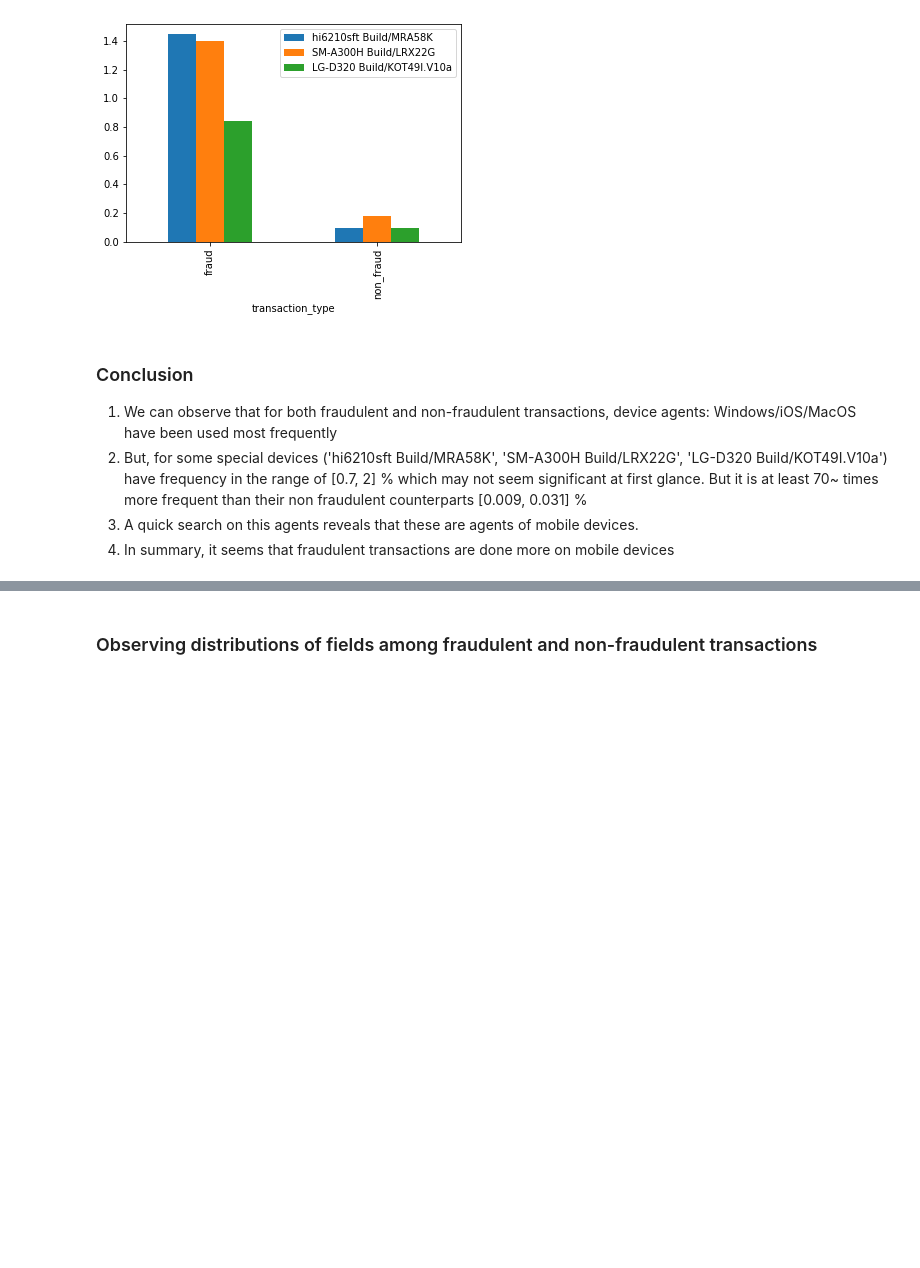
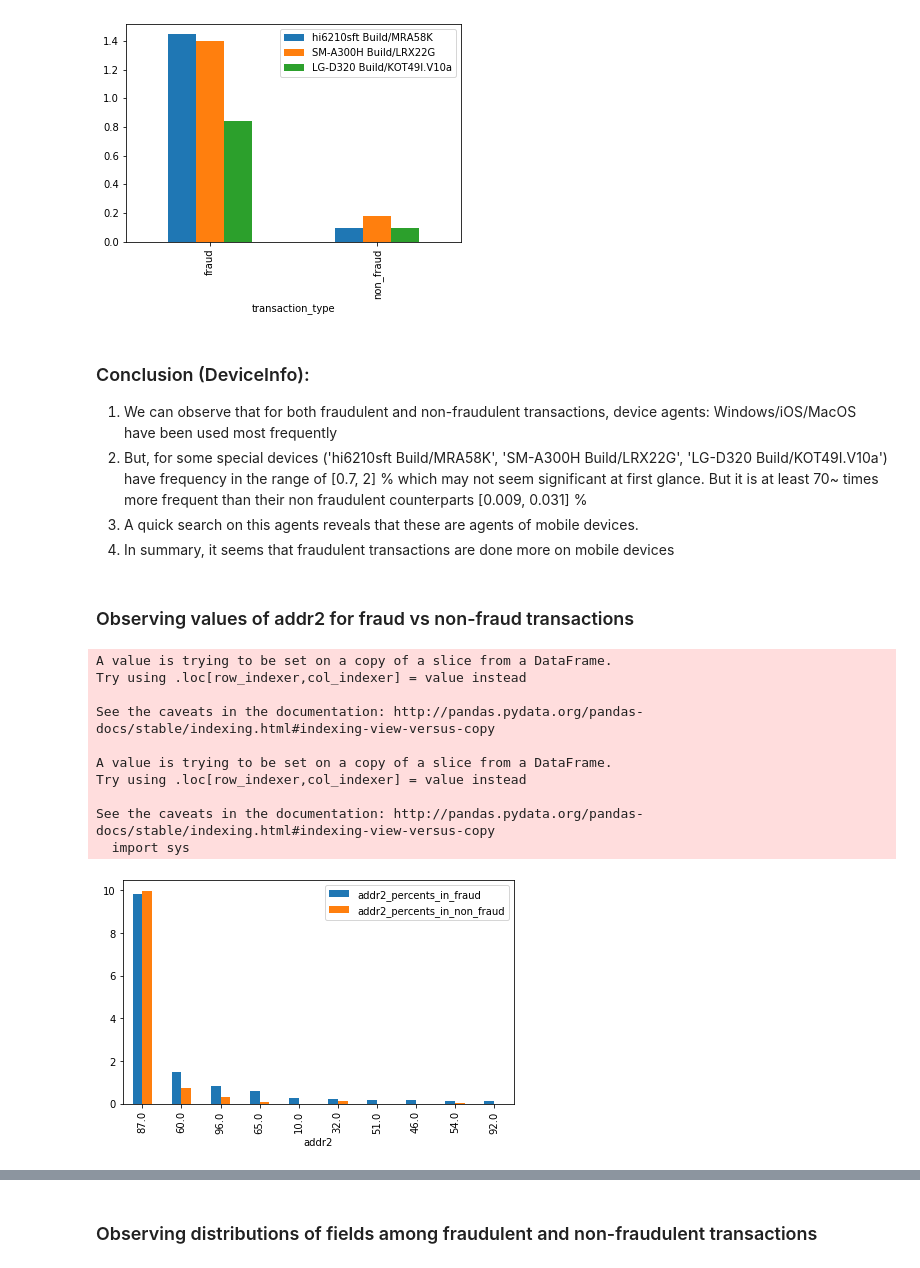
Before and after one commit to ParasAvkirkar/IEEEFraudDetection, a Jupyter notebook: analysis/analysisNotebook.ipynb, the cells around one changed output, grey strips where cells are left out. Drawn from its saved outputs; the diff is of its cells as text; code cells hidden in the pictures; blank space fills up the shorter version.

```diff
--- a/analysis/analysisNotebook.ipynb
+++ b/analysis/analysisNotebook.ipynb
@@ -157,8 +194,40 @@ Percentage for agent: LG-D320 Build/KOT49I.V10a, fraud: 0.709, non-fraud: 0.009
 <matplotlib.axes._subplots.AxesSubplot at 0x...>
 [figure]
 # %% [markdown]
-### Conclusion ###
+### Conclusion (DeviceInfo): ###
 1.  We can observe that for both fraudulent and non-fraudulent transactions, device agents: Windows/iOS/MacOS have been used most frequently
 2.  But, for some special devices ('hi6210sft Build/MRA58K', 'SM-A300H Build/LRX22G', 'LG-D320 Build/KOT49I.V10a') have frequency in the range of [0.7, 2] % which may not seem significant at first glance. But it is at least 70~ times more frequent than their non fraudulent counterparts [0.009, 0.031] %
 3.  A quick search on this agents reveals that these are agents of mobile devices.
 4.  In summary, it seems that fraudulent transactions are done more on mobile devices
+# %% [markdown]
+### Observing values of addr2 for fraud vs non-fraud transactions ###
+# %%
+fraud_addr2_freq = fraudulent_df.addr2.value_counts().sort_values(ascending=False)
+fraud_addr2_freq = fraud_addr2_freq.rename_axis('addr2').reset_index(name='addr2_counts')
+fraud_addr2_freq['addr2_percents'] = fraud_addr2_freq['addr2_counts'] * 100.0 / fraud_addr2_freq.addr2_counts.sum()
+
+non_fraud_addr2_freq = non_fraudulent_df.addr2.value_counts().sort_values(ascending=False)
+non_fraud_addr2_freq = non_fraud_addr2_freq.rename_axis('addr2').reset_index(name='addr2_counts')
+non_fraud_addr2_freq['addr2_percents'] = non_fraud_addr2_freq['addr2_counts'] * 100.0 / non_fraud_addr2_freq.addr2_counts.sum()
+# %%
+combined_addr2_freq = pd.merge(fraud_addr2_freq, non_fraud_addr2_freq, on='addr2', how='outer', suffixes=['_in_fraud', '_in_non_fraud'])
+combined_addr2_freq = combined_addr2_freq.fillna(0)
+combined_addr2_freq = combined_addr2_freq[0:10]
+
+addr2_freq_scaled = combined_addr2_freq[['addr2', 'addr2_percents_in_fraud', 'addr2_percents_in_non_fraud']]
+addr2_freq_scaled['addr2_percents_in_fraud'] = np.sqrt(addr2_freq_scaled['addr2_percents_in_fraud'])
+addr2_freq_scaled['addr2_percents_in_non_fraud'] = np.sqrt(addr2_freq_scaled['addr2_percents_in_non_fraud'])
+addr2_freq_scaled.plot.bar(x='addr2', y=['addr2_percents_in_fraud', 'addr2_percents_in_non_fraud'])
+plt.tight_layout()
+# %% [output]
+A value is trying to be set on a copy of a slice from a DataFrame.
+Try using .loc[row_indexer,col_indexer] = value instead
+
+See the caveats in the documentation: http://pandas.pydata.org/pandas-docs/stable/indexing.html#indexing-view-versus-copy
+
+A value is trying to be set on a copy of a slice from a DataFrame.
+Try using .loc[row_indexer,col_indexer] = value instead
+
+See the caveats in the documentation: http://pandas.pydata.org/pandas-docs/stable/indexing.html#indexing-view-versus-copy
+  import sys
+[figure, added]
```
Also changed, not shown: parts of 18 cells of this notebook.
